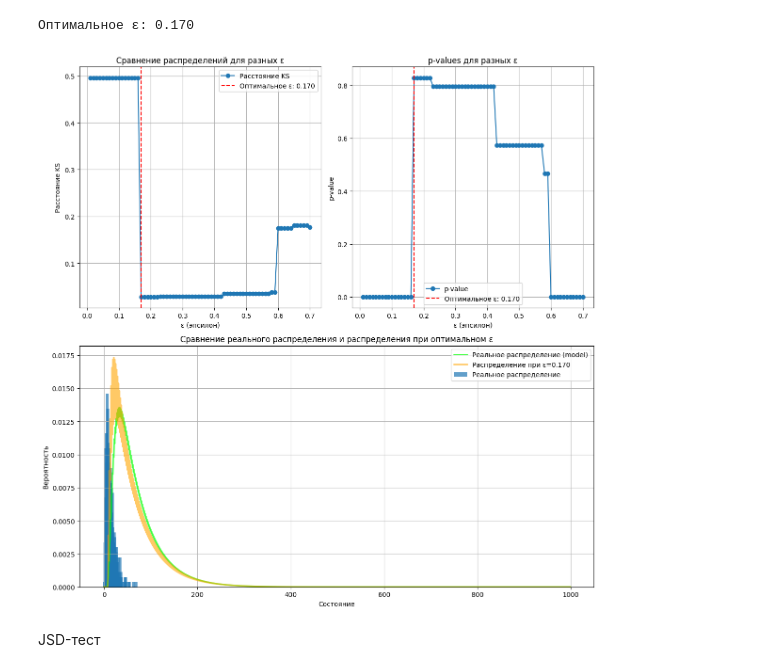
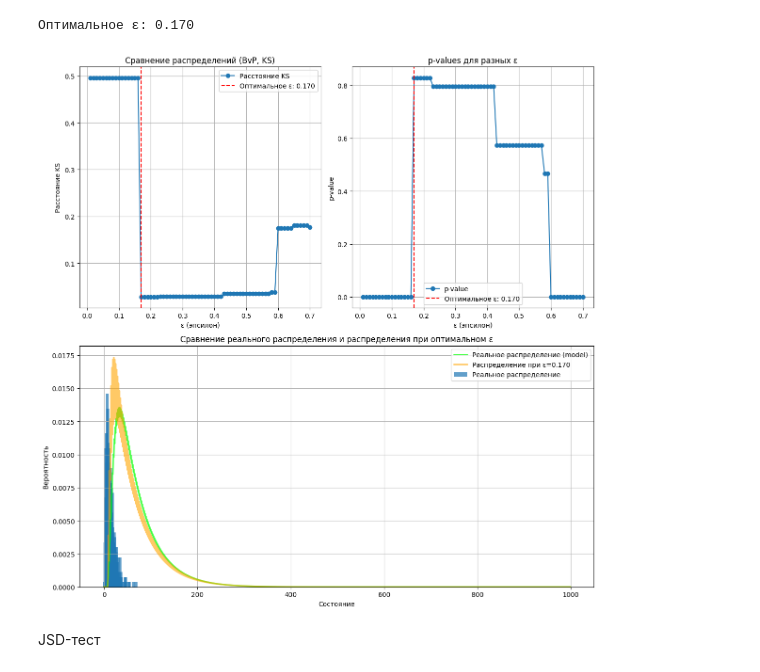
Before and after one commit to spells39/RWAnalyzer, a Jupyter notebook: src/find_opt_epsilon.ipynb, the cells around one changed output. Cells and saved outputs as stored; diff of their text form; code cells hidden in the pictures.

```diff
--- a/src/find_opt_epsilon.ipynb
+++ b/src/find_opt_epsilon.ipynb
@@ -281,36 +281,36 @@ plt.plot(epsilon_vals, ks_distances, marker='o', label='Расстояние KS'
 plt.axvline(optimal_epsilon_bvp_ks, color='red', linestyle='--', label=f'Оптимальное ε: {optimal_epsilon_bvp_ks:.3f}')
 plt.xlabel('ε (эпсилон)')
 plt.ylabel('Расстояние KS')
-plt.title('Сравнение распределений для разных ε')
+plt.title('Сравнение распределений (BvP, KS)')
 plt.legend()
 plt.grid()
 
 plt.subplot(2, 2, 2)
 plt.plot(epsilon_vals, p_values_ks, marker='o', label='p-value')
 plt.axvline(optimal_epsilon_bvp_ks, color='red', linestyle='--', label=f'Оптимальное ε: {optimal_epsilon_bvp_ks:.3f}')
 plt.xlabel('ε (эпсилон)')
 plt.ylabel('p-value')
 plt.title('p-values для разных ε')
 plt.legend()
 plt.grid()
 
 plt.subplot(2, 1, 2)
 bin_size = 5
 grouped_data = [prob_real_border[i:i+bin_size].mean() for i in range(0, len(prob_real_border), bin_size)]
 plt.bar(range(len(grouped_data)), grouped_data, width=6, alpha=0.7, label='Реальное распределение')
 #plt.plot(prob_real_border, label='Реальное распределение', linestyle='-', color='blue', alpha=0.7, linewidth=2)
 plt.plot(prob_real_border_model, label='Реальное распределение (model)', linestyle='-', color='lime', alpha=0.75, linewidth=2)
 plt.plot(optimal_prob_bvp_ks, label=f'Распределение при ε={optimal_epsilon_bvp_ks:.3f}', linestyle='-', color='orange', alpha=0.6, linewidth=2)
 plt.xlabel('Состояние')
 plt.ylabel('Вероятность')
 plt.title('Сравнение реального распределения и распределения при оптимальном ε')
 plt.legend()
 plt.grid()
 
 plt.tight_layout()
 plt.show()
 # %% [output]
-[figure, old version]
+[figure, new version]
 # %% [markdown]
 JSD-тест
 # %%
```
Also changed, not shown: parts of 11 cells of this notebook.
